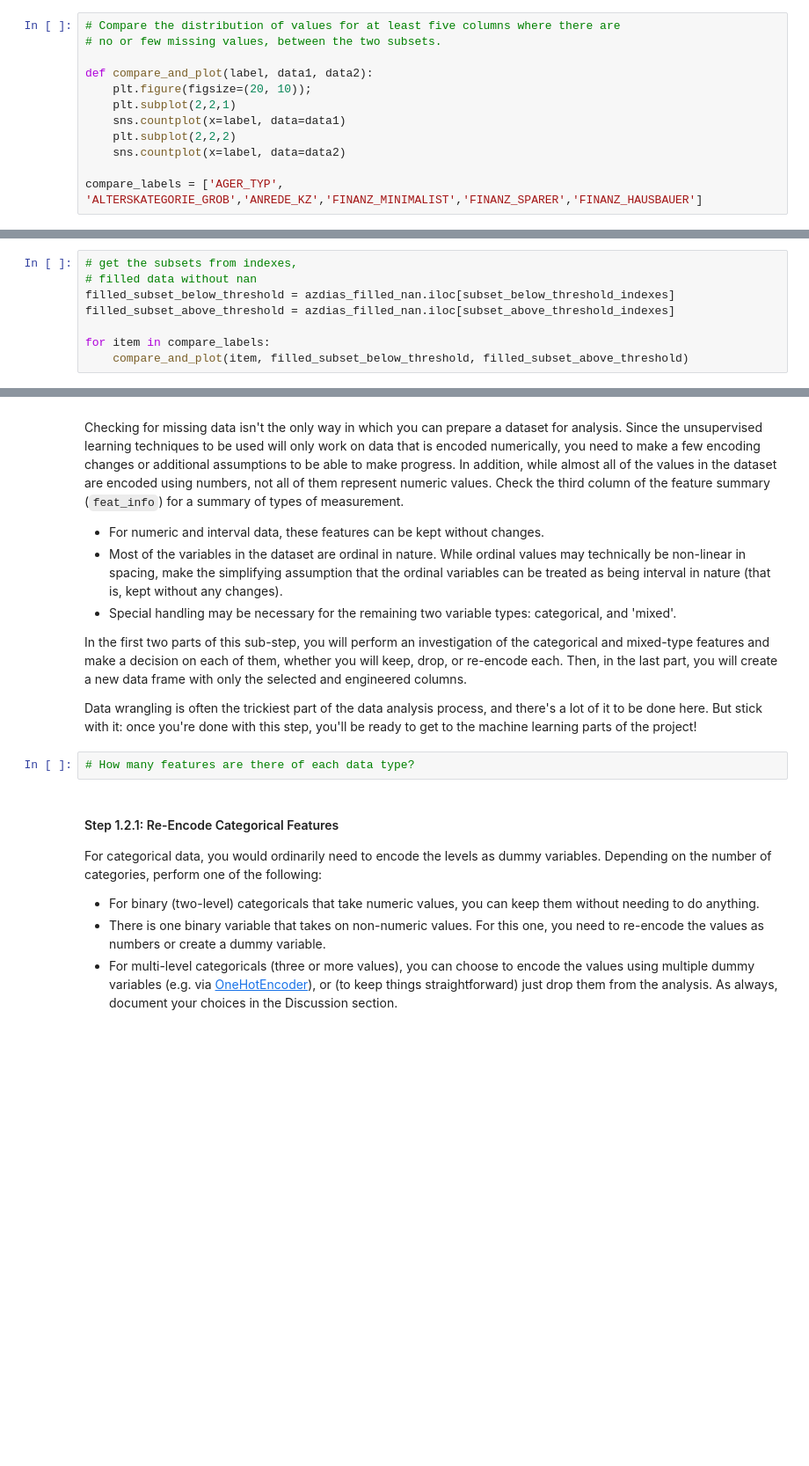
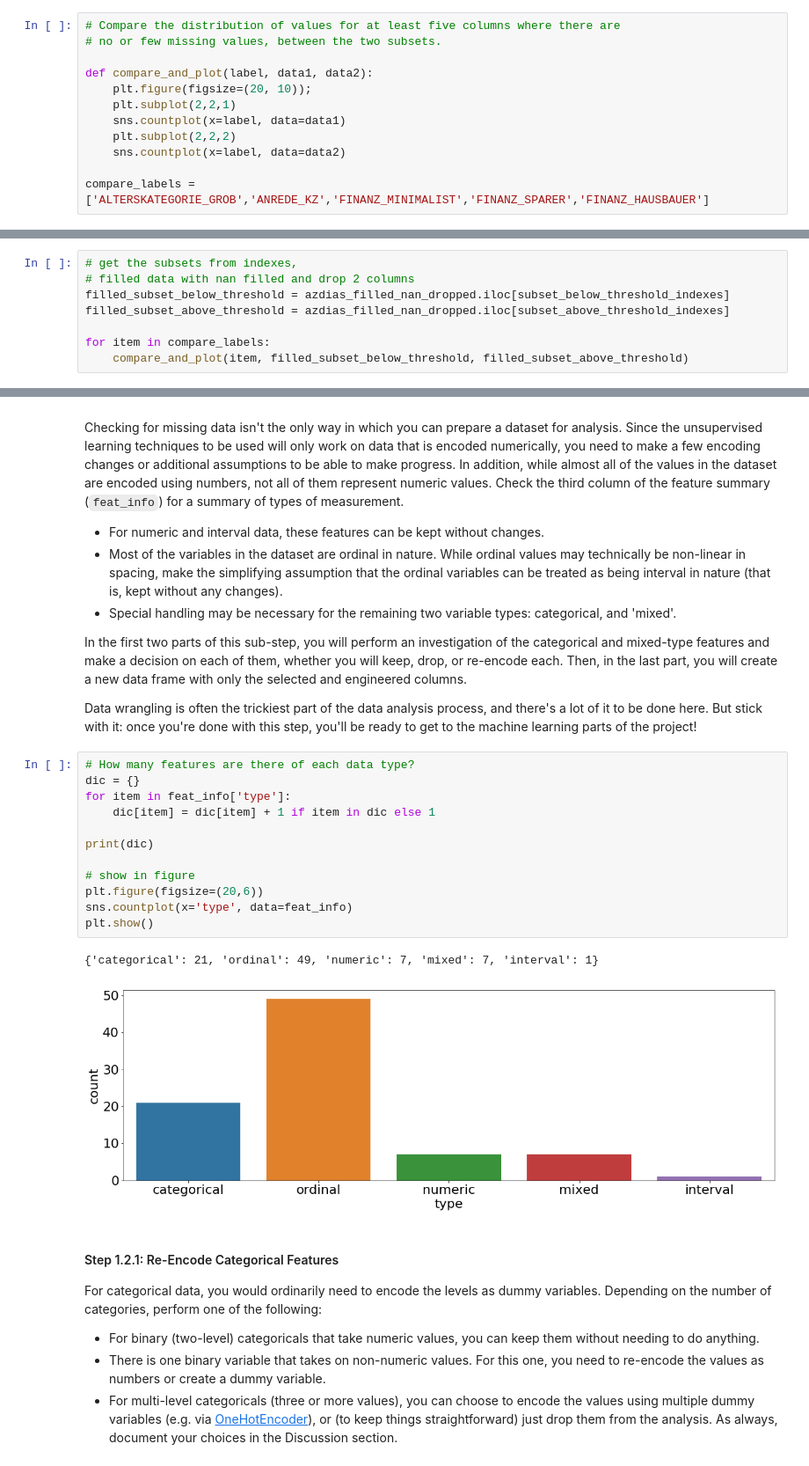
Before and after one commit to dylan-shao/ML-DS-Udacity_Data_Scientist_Nanodegree, a Jupyter notebook: 0. Projects/Unspuervised Learning: Identify_Customer_Segments/Identify_Customer_Segments.ipynb, the cells around one changed output, grey strips where cells are left out. Shown at 88% size. Cells and saved outputs as stored; diff of their text form; blank space fills up the shorter version.

```diff
--- a/0. Projects/Unspuervised Learning: Identify_Customer_Segments/Identify_Customer_Segments.ipynb
+++ b/0. Projects/Unspuervised Learning: Identify_Customer_Segments/Identify_Customer_Segments.ipynb
@@ -349,7 +349,7 @@ def compare_and_plot(label, data1, data2):
     plt.subplot(2,2,2)
     sns.countplot(x=label, data=data2)
 
-compare_labels = ['AGER_TYP', 'ALTERSKATEGORIE_GROB','ANREDE_KZ','FINANZ_MINIMALIST','FINANZ_SPARER','FINANZ_HAUSBAUER']
+compare_labels = ['ALTERSKATEGORIE_GROB','ANREDE_KZ','FINANZ_MINIMALIST','FINANZ_SPARER','FINANZ_HAUSBAUER']
 # %%
 # get the subsets from indexes,
 # original data
@@ -368,8 +367,8 @@ for item in compare_labels:
 # %%
 # get the subsets from indexes,
-# filled data without nan
-filled_subset_below_threshold = azdias_filled_nan.iloc[subset_below_threshold_indexes]
-filled_subset_above_threshold = azdias_filled_nan.iloc[subset_above_threshold_indexes]
+# filled data with nan filled and drop 2 columns
+filled_subset_below_threshold = azdias_filled_nan_dropped.iloc[subset_below_threshold_indexes]
+filled_subset_above_threshold = azdias_filled_nan_dropped.iloc[subset_above_threshold_indexes]
 
 for item in compare_labels:
     compare_and_plot(item, filled_subset_below_threshold, filled_subset_above_threshold)
@@ -403,8 +401,21 @@ Checking for missing data isn't the only way in which you can prepare a dataset
 In the first two parts of this sub-step, you will perform an investigation of the categorical and mixed-type features and make a decision on each of them, whether you will keep, drop, or re-encode each. Then, in the last part, you will create a new data frame with only the selected and engineered columns.
 
 Data wrangling is often the trickiest part of the data analysis process, and there's a lot of it to be done here. But stick with it: once you're done with this step, you'll be ready to get to the machine learning parts of the project!
-# %%
-# How many features are there of each data type?
+# %%
+# How many features are there of each data type?
+dic = {}
+for item in feat_info['type']:
+    dic[item] = dic[item] + 1 if item in dic else 1
+
+print(dic)
+
+# show in figure
+plt.figure(figsize=(20,6))
+sns.countplot(x='type', data=feat_info)
+plt.show()
+# %% [output]
+{'categorical': 21, 'ordinal': 49, 'numeric': 7, 'mixed': 7, 'interval': 1}
+[figure, added]
 # %% [markdown]
 #### Step 1.2.1: Re-Encode Categorical Features
 
```
Also changed, not shown: parts of 9 cells of this notebook, 13 other files.
